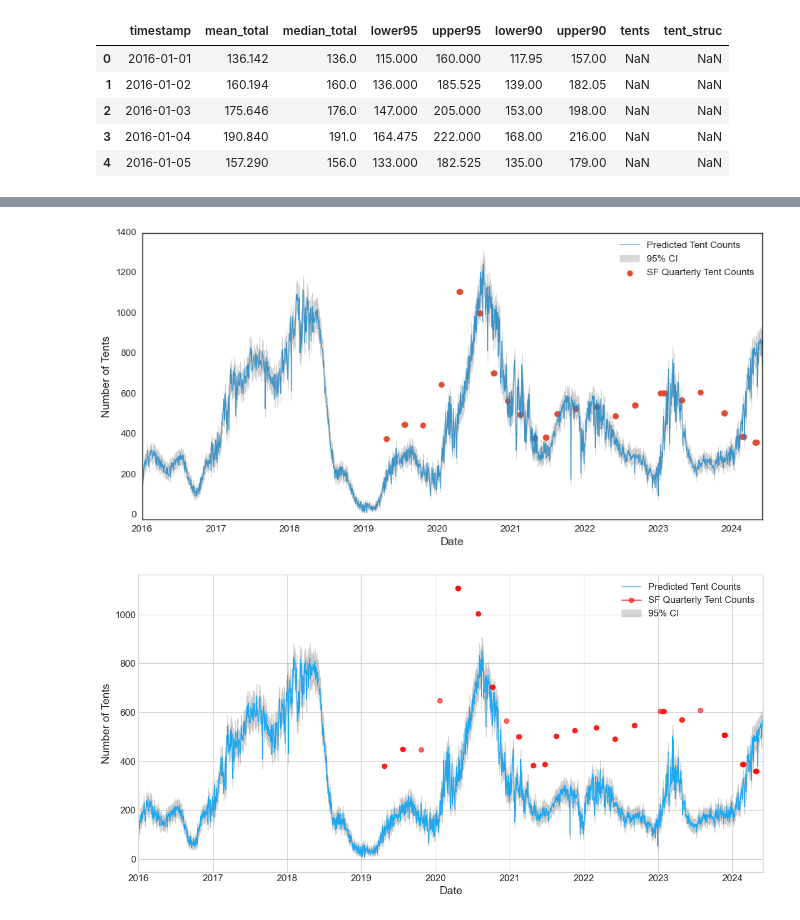
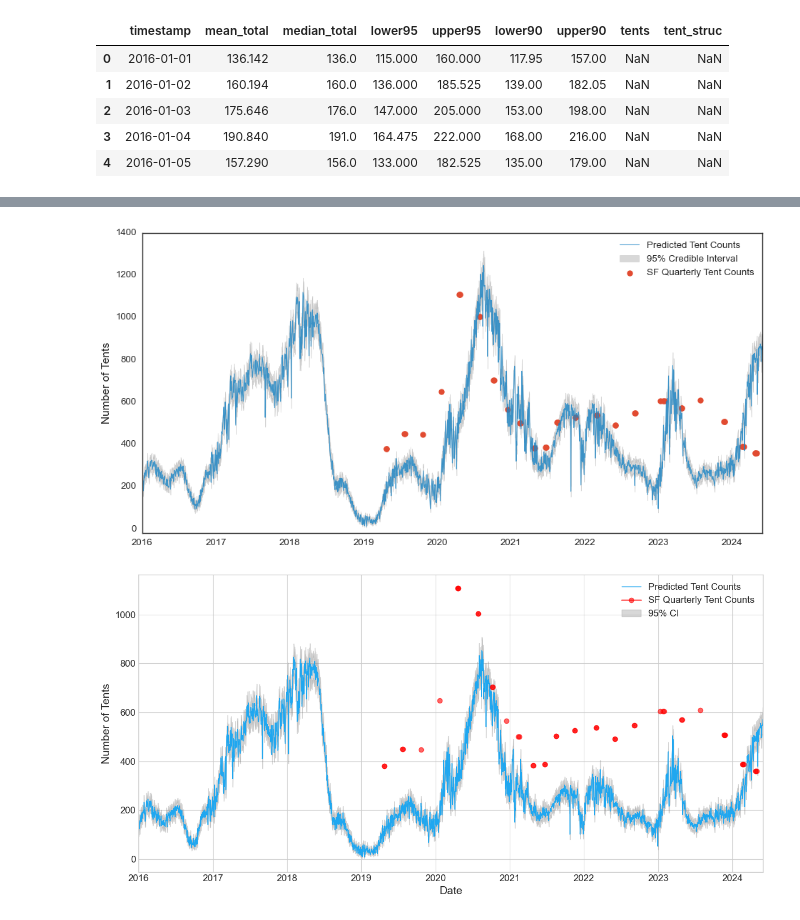
Before and after one commit to yilmajung/HOMELESSSTUDY_EPJDS_2025_v2, a Jupyter notebook: aggregate_MC.ipynb, the cells around one changed output, grey strips where cells are left out. Cells and saved outputs as stored; diff of their text form; code cells hidden in the pictures.

```diff
--- a/aggregate_MC.ipynb
+++ b/aggregate_MC.ipynb
@@ -761,36 +762,36 @@ plt.plot(
 
 # Uncertainty band
 plt.fill_between(
     df_merge_69_noclamp['timestamp'],
     df_merge_69_noclamp['lower95'],
     df_merge_69_noclamp['upper95'],
     color='gray',
     alpha=0.3,
-    label='95% CI'
+    label='95% Credible Interval'
 )
 
 plt.scatter(
     df_merge_69_noclamp['timestamp'],
     df_merge_69_noclamp['tent_struc'],
     label='SF Quarterly Tent Counts',
     alpha=1,
     marker='o',
     color='#e14b31',
     linewidth=3
 )
 
-plt.xlabel('Date', fontsize=14)
+#plt.xlabel('Date', fontsize=14)
 plt.ylabel('Number of Tents', fontsize=14)
 plt.legend(fontsize=12)
 plt.ylim(-20,1400)
 plt.xlim(start_date, end_date)
 plt.xticks(fontsize=12)
 plt.yticks(fontsize=12)
 
 plt.tight_layout()
 plt.show()
 # %% [output]
-[figure, old version]
+[figure, new version]
 # %%
 import datetime as dt
 import statsmodels.api as sm
```
Also changed, not shown: parts of 3 cells of this notebook, 2 other files.
